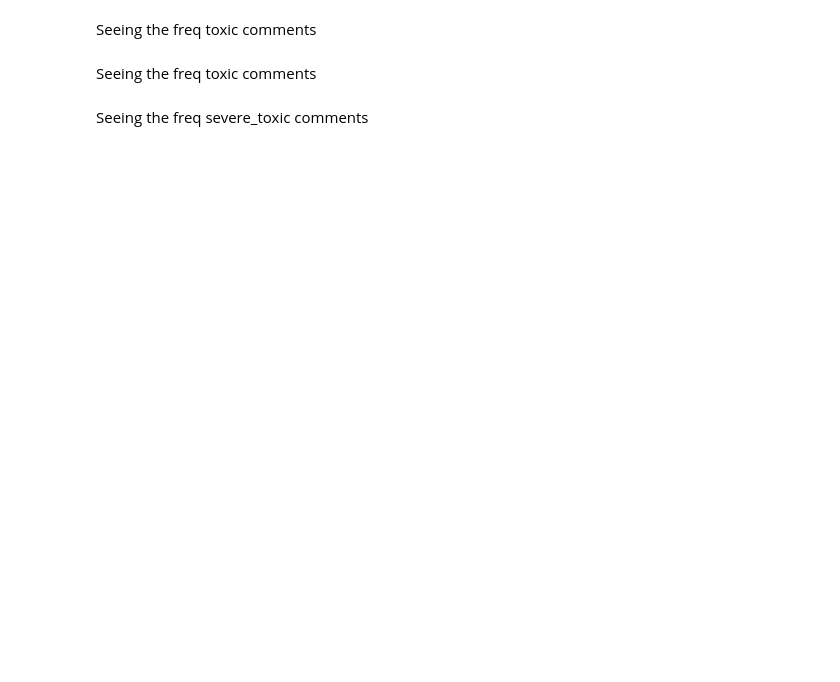
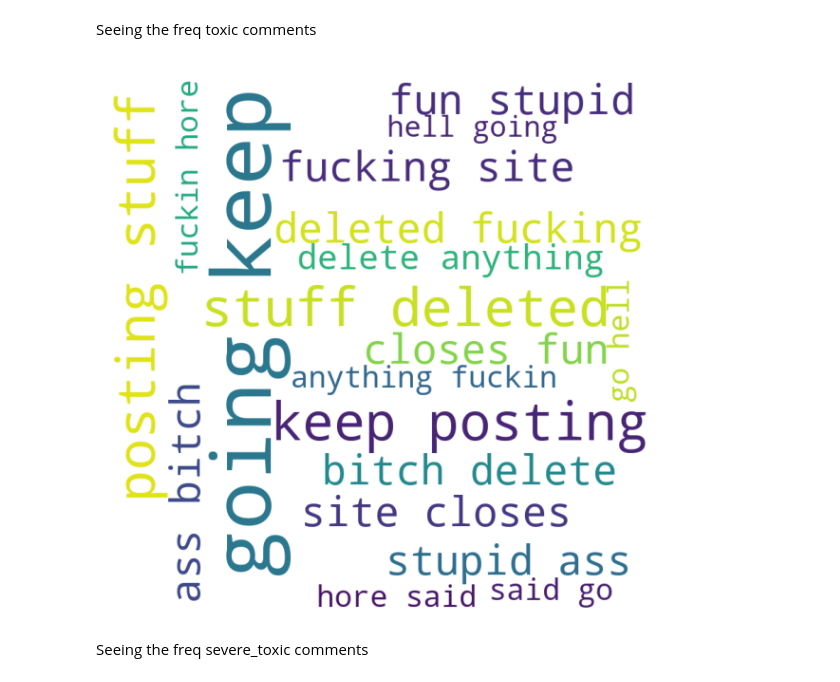
Before and after one commit to appyjais/Text-Classification-and-summary, a Jupyter notebook: Text_Classification_and_top_phrase.ipynb, the cells around one changed output. Saved outputs shown, nothing was run; the diff lists cells and outputs as text; code cells hidden in the pictures; blank space fills up the shorter version.

```diff
--- a/Text_Classification_and_top_phrase.ipynb
+++ b/Text_Classification_and_top_phrase.ipynb
@@ -213,6 +215,6 @@ Seeing the freq non toxic comment word
 # %% [markdown]
 Seeing the freq toxic comments
 # %%
-#visualize_word(df[df['toxic']==1])
+visualize_word(df[df['toxic']==1])
+# %% [output]
+[figure, added]
-# %% [markdown]
-Seeing the freq toxic comments
```
Also changed, not shown: parts of 45 cells of this notebook.
